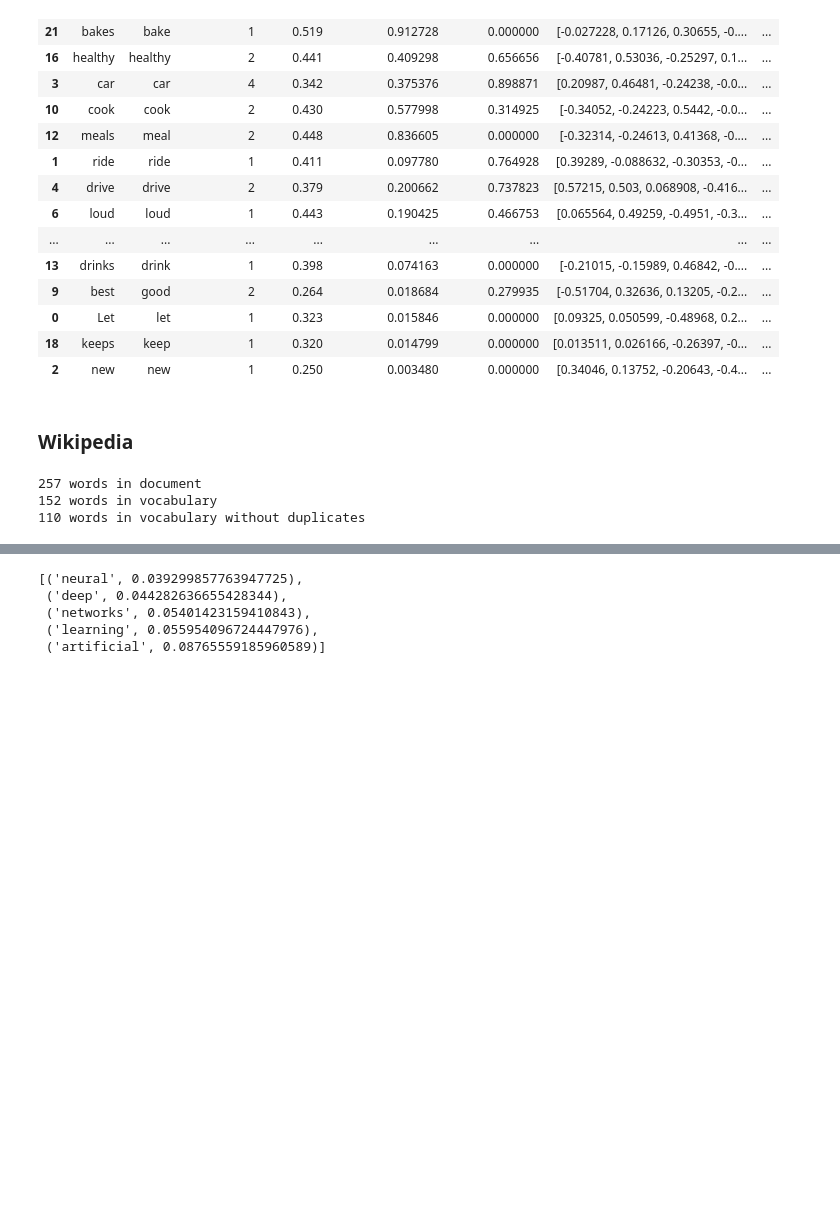
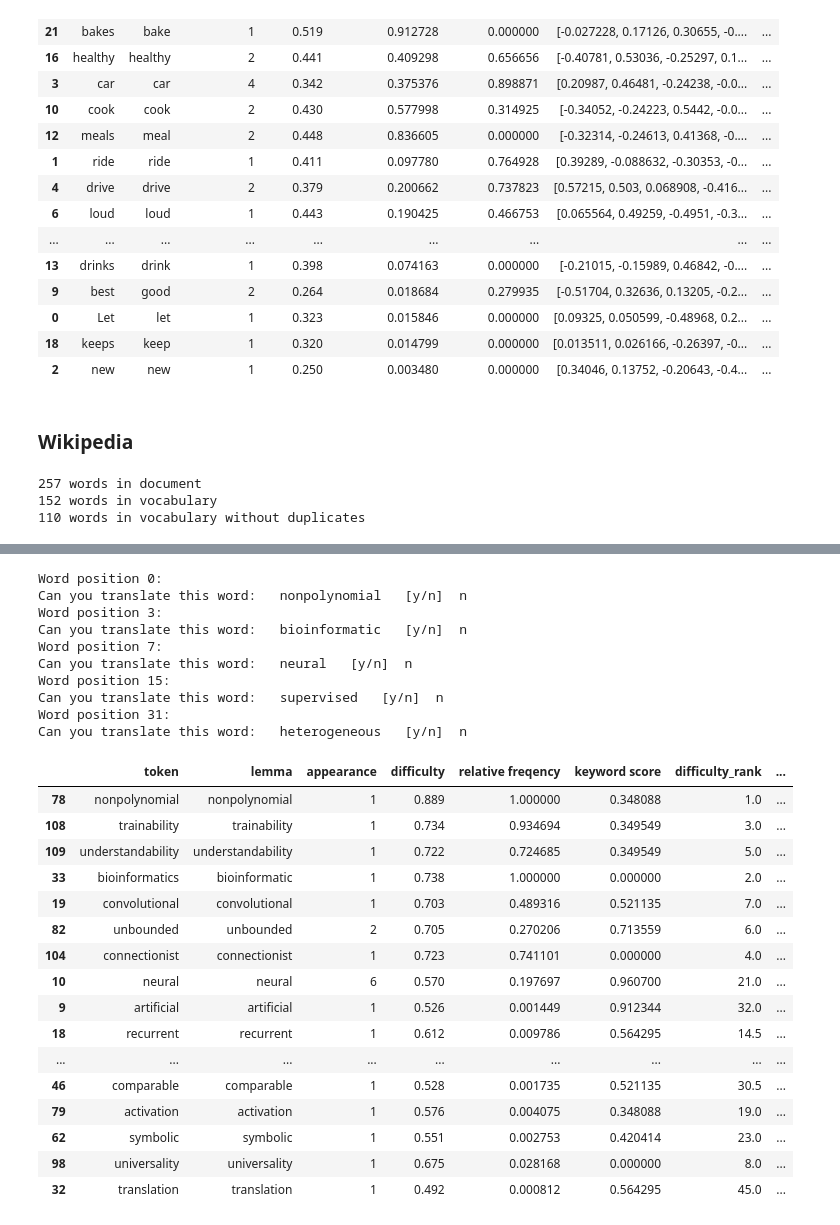
Before and after one commit to OshFrosch/Vocabulary-Predictor, a Jupyter notebook: src/notebooks/Pipeline Notebook.ipynb, the cells around one changed output, grey strips where cells are left out. Drawn from its saved outputs; the diff is of its cells as text; code cells hidden in the pictures; blank space fills up the shorter version.

```diff
--- a/src/notebooks/Pipeline Notebook.ipynb
+++ b/src/notebooks/Pipeline Notebook.ipynb
@@ -429,4 +476,4 @@ doc = nlp(text)
 # %%
 df = df_from_doc(doc)
 # %%
-df.sort_values(by=['overall_ranking'], ascending=False).head(50)
+df = df.sort_values(by=['overall_ranking'], ascending=False).head(50)
@@ -451,8 +480,30 @@ df.sort_values(by=['overall_ranking'], ascending=False).head(50)
-# %%
-kwe(text)
-# %% [output]
-[('neural', 0.039299857763947725),
- ('deep', 0.044282636655428344),
- ('networks', 0.05401423159410843),
- ('learning', 0.055954096724447976),
- ('artificial', 0.08765559185960589)]
+# %%
+predict_outputsize(df)
+# %% [output]
+Word position 0:
+Can you translate this word:   nonpolynomial   [y/n]  n
+Word position 3:
+Can you translate this word:   bioinformatic   [y/n]  n
+Word position 7:
+Can you translate this word:   neural   [y/n]  n
+Word position 15:
+Can you translate this word:   supervised   [y/n]  n
+Word position 31:
+Can you translate this word:   heterogeneous   [y/n]  n
+|  | token | lemma | appearance | difficulty | relative freqency | keyword score | difficulty_rank | ... |
+| 78 | nonpolynomial | nonpolynomial | 1 | 0.889 | 1.000000 | 0.348088 | 1.0 | ... |
+| 108 | trainability | trainability | 1 | 0.734 | 0.934694 | 0.349549 | 3.0 | ... |
+| 109 | understandability | understandability | 1 | 0.722 | 0.724685 | 0.349549 | 5.0 | ... |
+| 33 | bioinformatics | bioinformatic | 1 | 0.738 | 1.000000 | 0.000000 | 2.0 | ... |
+| 19 | convolutional | convolutional | 1 | 0.703 | 0.489316 | 0.521135 | 7.0 | ... |
+| 82 | unbounded | unbounded | 2 | 0.705 | 0.270206 | 0.713559 | 6.0 | ... |
+| 104 | connectionist | connectionist | 1 | 0.723 | 0.741101 | 0.000000 | 4.0 | ... |
+| 10 | neural | neural | 6 | 0.570 | 0.197697 | 0.960700 | 21.0 | ... |
+| 9 | artificial | artificial | 1 | 0.526 | 0.001449 | 0.912344 | 32.0 | ... |
+| 18 | recurrent | recurrent | 1 | 0.612 | 0.009786 | 0.564295 | 14.5 | ... |
+| ... | ... | ... | ... | ... | ... | ... | ... | ... |
+| 46 | comparable | comparable | 1 | 0.528 | 0.001735 | 0.521135 | 30.5 | ... |
+| 79 | activation | activation | 1 | 0.576 | 0.004075 | 0.348088 | 19.0 | ... |
+| 62 | symbolic | symbolic | 1 | 0.551 | 0.002753 | 0.420414 | 23.0 | ... |
+| 98 | universality | universality | 1 | 0.675 | 0.028168 | 0.000000 | 8.0 | ... |
+| 32 | translation | translation | 1 | 0.492 | 0.000812 | 0.564295 | 45.0 | ... |
```
Also changed, not shown: parts of 5 cells of this notebook.
